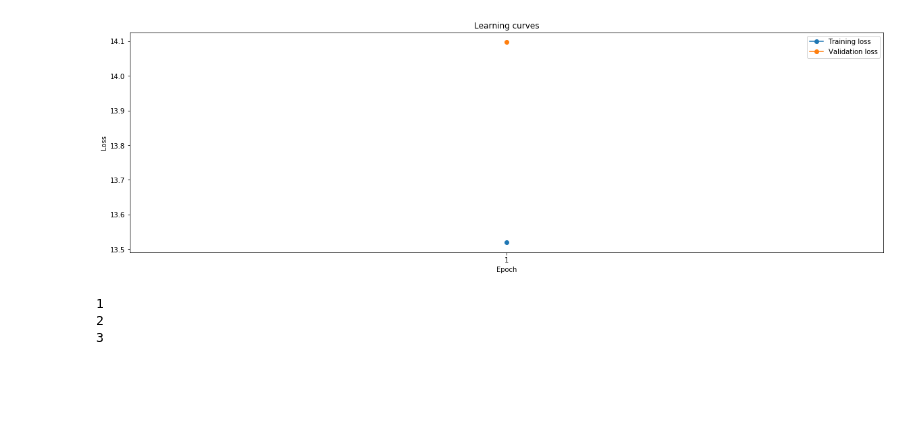
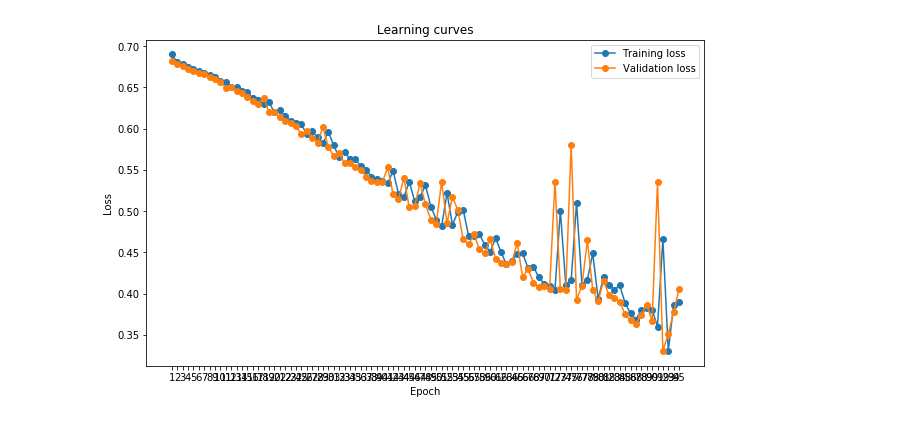
Before and after one commit to avilaJorge/DeepFakeDetector, a Jupyter notebook: DeepFakeDetectionModel.ipynb, the cells around one changed output. Cells and saved outputs as stored; diff of their text form; code cells hidden in the pictures; blank space fills up the shorter version.

```diff
--- a/DeepFakeDetectionModel.ipynb
+++ b/DeepFakeDetectionModel.ipynb
@@ -58,9 +26,9 @@ device = torch.device("cuda:0" if torch.cuda.is_available() else "cpu")
 trn_dl, val_dl, tst_dl = get_dataloaders()
 # %%
 s_epoch      = 1
-num_epochs   = 2
+num_epochs   = 500
 log_step     = 10e5
-lr_rate      = 1e-5
+lr_rate      = 1e-3
 best_loss    = float('inf')
 prev_loss    = float('inf')
 loss_inc_cnt = 0
@@ -69,17 +37,9 @@ stop_early   = False
 load_model   = False
 model_name   = 'LogisticRegressionModel'
 
-def init_weights(m):
-    print(m)
-    if type(m) == nn.Linear:
-        torch.nn.init.uniform_(m.weight)
-        m.bias.data.fill_(0.01)
-        print(m.weight)
-
 lr_model = LinearRegression(725, 1500, 250).to(device)
-lr_model.apply(init_weights)
 criterion = torch.nn.BCELoss()
-optimizer = torch.optim.SGD(lr_model.parameters(), lr=lr_rate, weight_decay=1e-4, momentum=0.5)
+optimizer = torch.optim.SGD(lr_model.parameters(), lr=lr_rate)
 
 if load_model:
     lr_model.load_state_dict(torch.load(''))
@@ -120,15 +62,11 @@ def train(model, dataloader, validation_loader):
             optimizer.zero_grad()
 
             # Move to GPU
-            x = check_dims(x).to(device)
+            x = x.to(device)
             y = y.to(device)
-            print("x.shape=", x.shape)
-            print("y.shape=", y.shape)
-            print(x[0])
+
             # Forward, backward and optimize
             pred = model(x)
-            print("pred.shape=", pred.shape)
-            print(pred)
             loss = criterion(pred, y)
             loss.backward()
             optimizer.step()
@@ -139,7 +77,7 @@ def train(model, dataloader, validation_loader):
 
             # update progress bar
             progress.update(x.shape[0], train_loss)
-        print("Prediction Size: ", pred.shape)
+
         print('Epoch: ', epoch)
         print('Training loss:', train_loss)
         train_losses.append(train_loss.value)
@@ -173,7 +111,7 @@ def evaluate(model, epoch, data_loader, valid_losses, validation=True):
         for i, (x, y) in enumerate(data_loader):
 
             # Move to GPU
-            x = check_dims(x).to(device)
+            x = x.to(device)
             y = y.to(device)
 
             # Evaluate
@@ -267,27 +193,14 @@ Validation Loss has gone up 0 times.
 # %%
 epochs = range(1, len(train_losses) + 1)
 
-plt.figure(figsize=(20,6))
+plt.figure(figsize=(10,6))
 plt.plot(epochs, train_losses, '-o', label='Training loss')
 plt.plot(epochs, valid_losses, '-o', label='Validation loss')
 plt.legend()
 plt.title('Learning curves')
 plt.xlabel('Epoch')
 plt.ylabel('Loss')
 plt.xticks(epochs)
 plt.show()
 # %% [output]
-[figure, old version]
+[figure, new version]
-# %%
-def simpleGeneratorFun():
-    yield 1
-    yield 2
-    yield 3
-
-# Driver code to check above generator function
-for value in simpleGeneratorFun():
-    print(value)
-# %% [output]
-1
-2
-3
```
Also changed, not shown: parts of 6 cells of this notebook, 4 other files.
